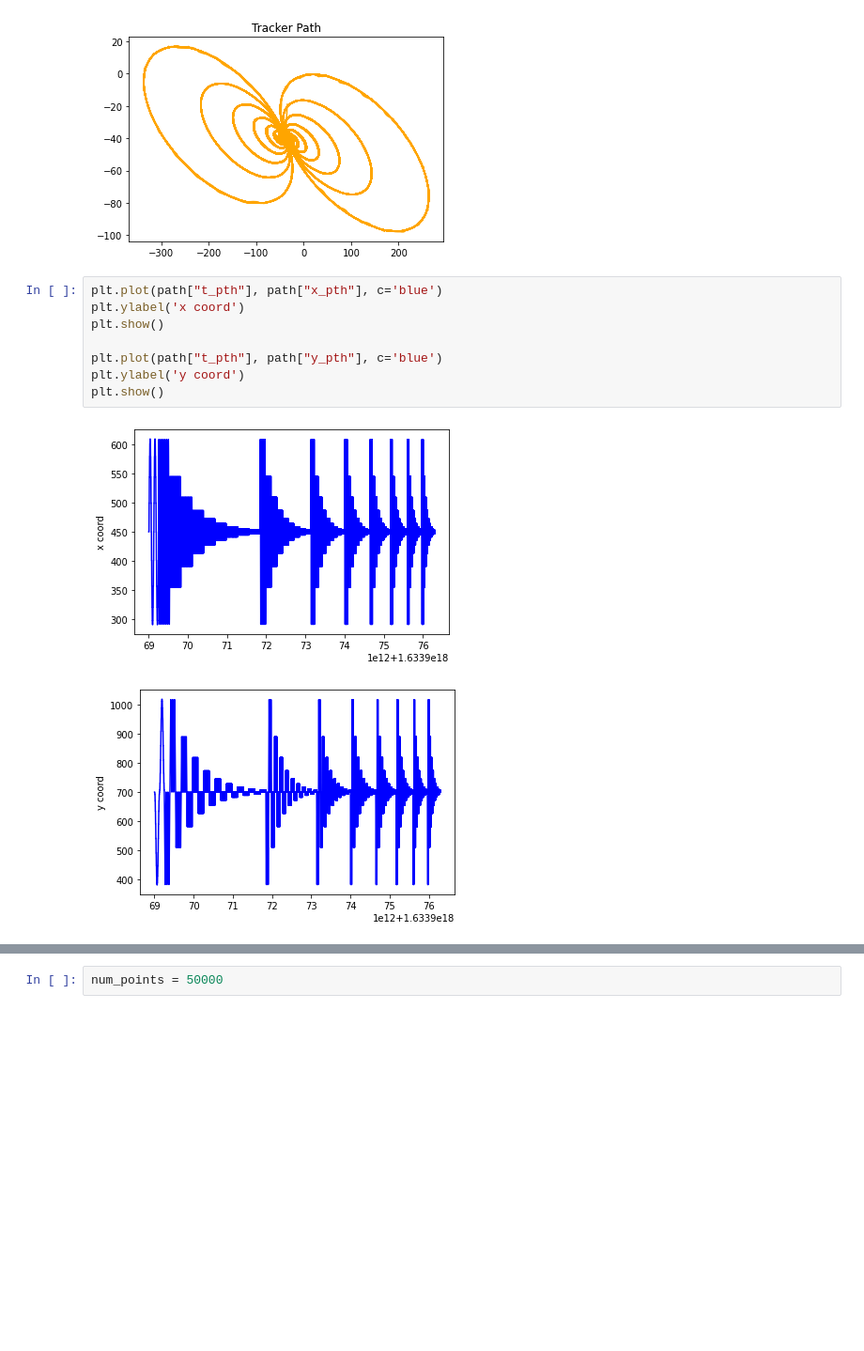
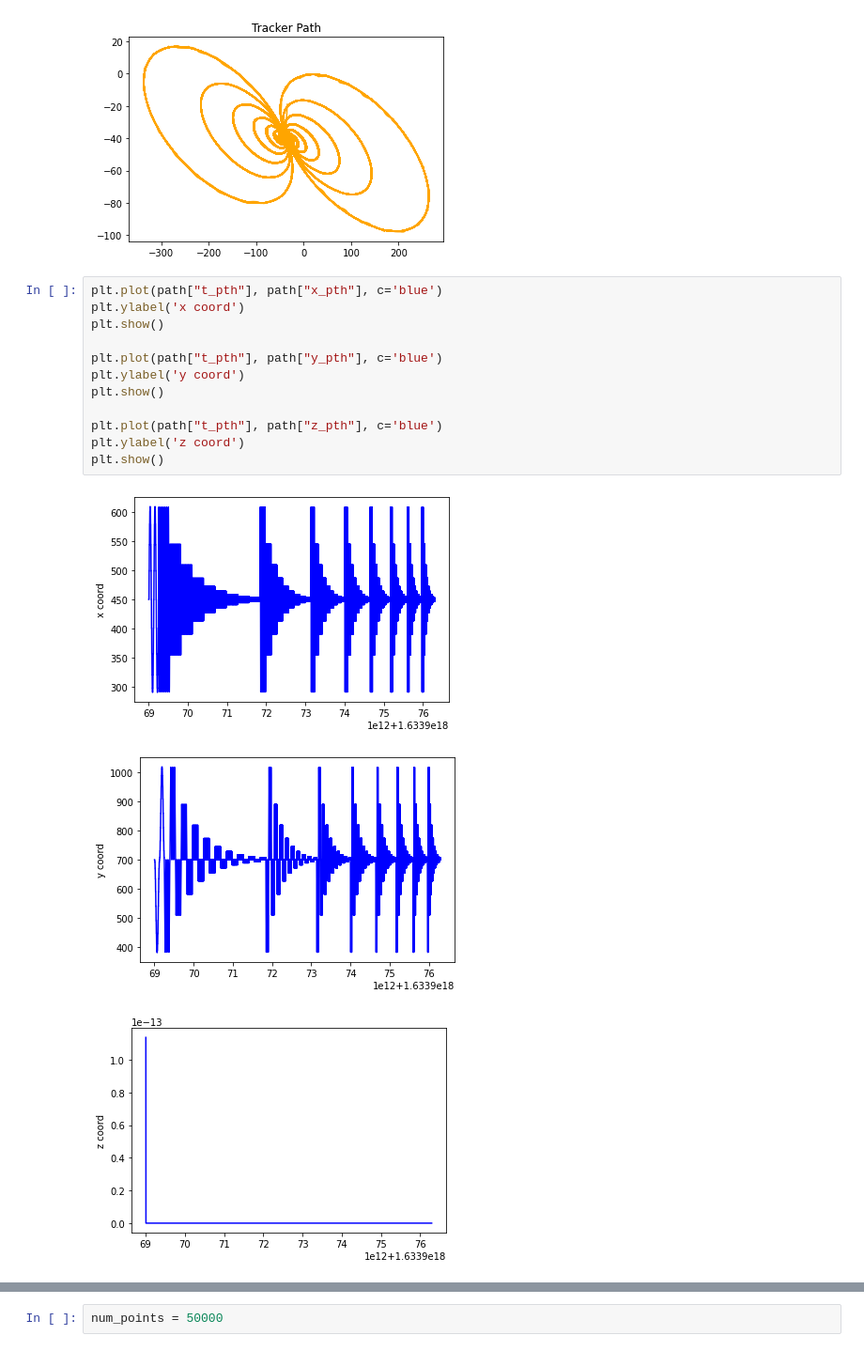
Before and after one commit to adamggibbs/path_analysis_soln, a Jupyter notebook: analysis.ipynb, the cells around one changed output, grey strips where cells are left out. Shown at 94% size. Cells and saved outputs as stored; diff of their text form; blank space fills up the shorter version.

Commit message:
Add more initial figures and notes.

```diff
--- a/analysis.ipynb
+++ b/analysis.ipynb
@@ -54,14 +54,19 @@ plt.show()
 # %%
 plt.plot(path["t_pth"], path["x_pth"], c='blue')
 plt.ylabel('x coord')
 plt.show()
 
 plt.plot(path["t_pth"], path["y_pth"], c='blue')
 plt.ylabel('y coord')
 plt.show()
+
+plt.plot(path["t_pth"], path["z_pth"], c='blue')
+plt.ylabel('z coord')
+plt.show()
 # %% [output]
 [figure]
 [figure]
+[figure, added]
 # %%
 plt.plot(tracker["t_trk"], tracker["x_trk"], c='orange')
 plt.ylabel('x coord')
```
Also changed, not shown: parts of 3 cells of this notebook, 1 other file.
